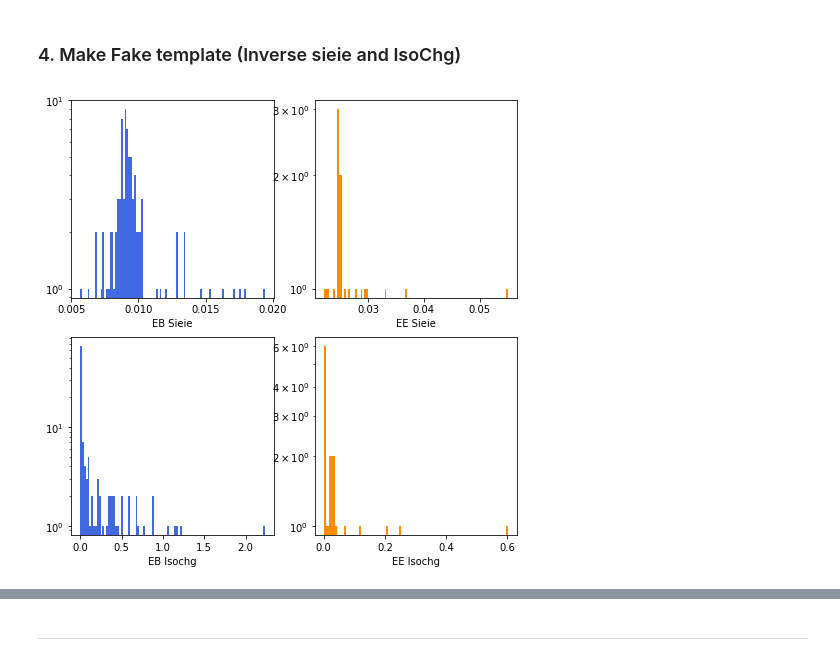
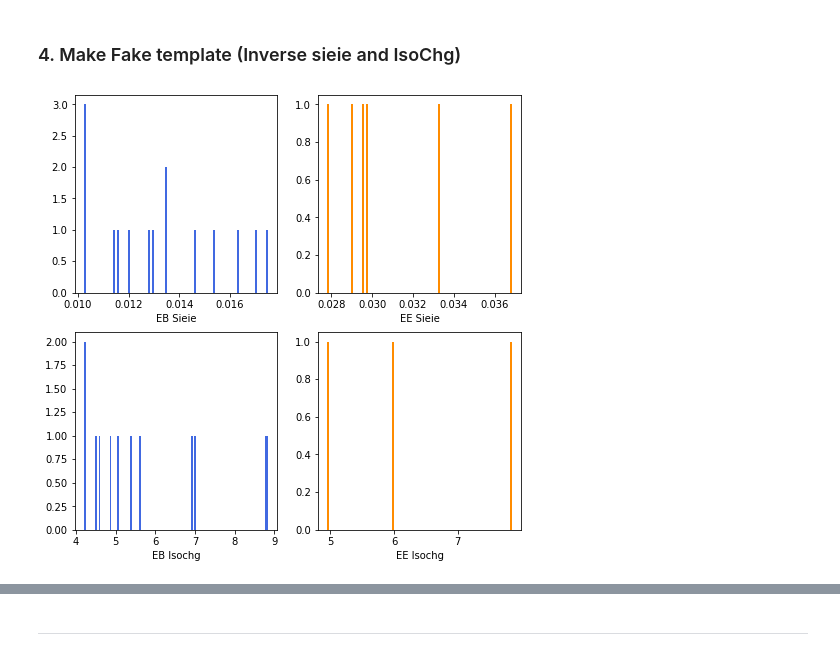
Before and after one commit to JW-corp/J.W_Analysis, a Jupyter notebook: Coffea_WZG/Jupyter/Test_Fake_template.ipynb, the cells around one changed output, grey strips where cells are left out. Drawn from its saved outputs; the diff is of its cells as text; code cells hidden in the pictures.

Commit message:
Fake template

```diff
--- a/Coffea_WZG/Jupyter/Test_Fake_template.ipynb
+++ b/Coffea_WZG/Jupyter/Test_Fake_template.ipynb
@@ -356,24 +375,47 @@ hist_Isochg_EB, hist_Isochg_EE = make_IsochgSide_mask(Photon)
+# %%
+is_photon_sieie   = make_fake_obj_mask(Photon, ak.ArrayBuilder()).snapshot()
+is_photon_Isochg  = make_IsochgSide_mask(Photon,ak.ArrayBuilder()).snapshot()
 # %%
-# -- Without -- #
+# -- Test wether the cuts are applied or not --#
+
+Photon_invsieie  = Photon[is_photon_sieie]
+Photon_invIsochg = Photon[is_photon_Isochg]
+
+Photon_invsieieEB = Photon_invsieie[Photon_invsieie.isScEtaEB]
+Photon_invsieieEE = Photon_invsieie[Photon_invsieie.isScEtaEE]
+
+Photon_invIsochgEB = Photon_invIsochg[Photon_invIsochg.isScEtaEB]
+Photon_invIsochgEE = Photon_invIsochg[Photon_invIsochg.isScEtaEE]
+
+
+hist_sieie_EB = flat_dim(Photon_invsieieEB.sieie)
+hist_sieie_EE = flat_dim(Photon_invsieieEE.sieie)
+
+hist_Isochg_EB =  flat_dim(Photon_invIsochgEB.pfRelIso03_chg * Photon_invIsochgEB.pt)
+hist_Isochg_EE =  flat_dim(Photon_invIsochgEE.pfRelIso03_chg * Photon_invIsochgEE.pt)
+
+
+
+# -- Inversion -- #
 fig,axs = plt.subplots(2,2,figsize=(8,8))
 bins=100
 axs[0,0].hist(hist_sieie_EB,bins=bins,color='royalblue')
 axs[0,0].set_xlabel('EB Sieie')
-axs[0,0].set_yscale('log')
 
 axs[0,1].hist(hist_sieie_EE,bins=bins,color='darkorange')
 axs[0,1].set_xlabel('EE Sieie')
-axs[0,1].set_yscale('log')
+#axs[0,1].set_xlim(0,0.03)
 
 axs[1,0].hist(hist_Isochg_EB,bins=bins,color='royalblue')
 axs[1,0].set_xlabel('EB Isochg')
-axs[1,0].set_yscale('log')
+#axs[1,0].set_xlim(1,2)
 
 axs[1,1].hist(hist_Isochg_EE,bins=bins,color='darkorange')
 axs[1,1].set_xlabel('EE Isochg')
-axs[1,1].set_yscale('log')
+#axs[1,1].set_xlim(1,1.15)
+
 plt.show()
 # - Sieie-> EB: 0.01015 EE: 0.0272
 # - IsoChg-> EB: 1.141 EE: 1.051
 # %% [output]
-[figure, old version]
+[figure, new version]
```
Also changed, not shown: parts of 19 cells of this notebook.
